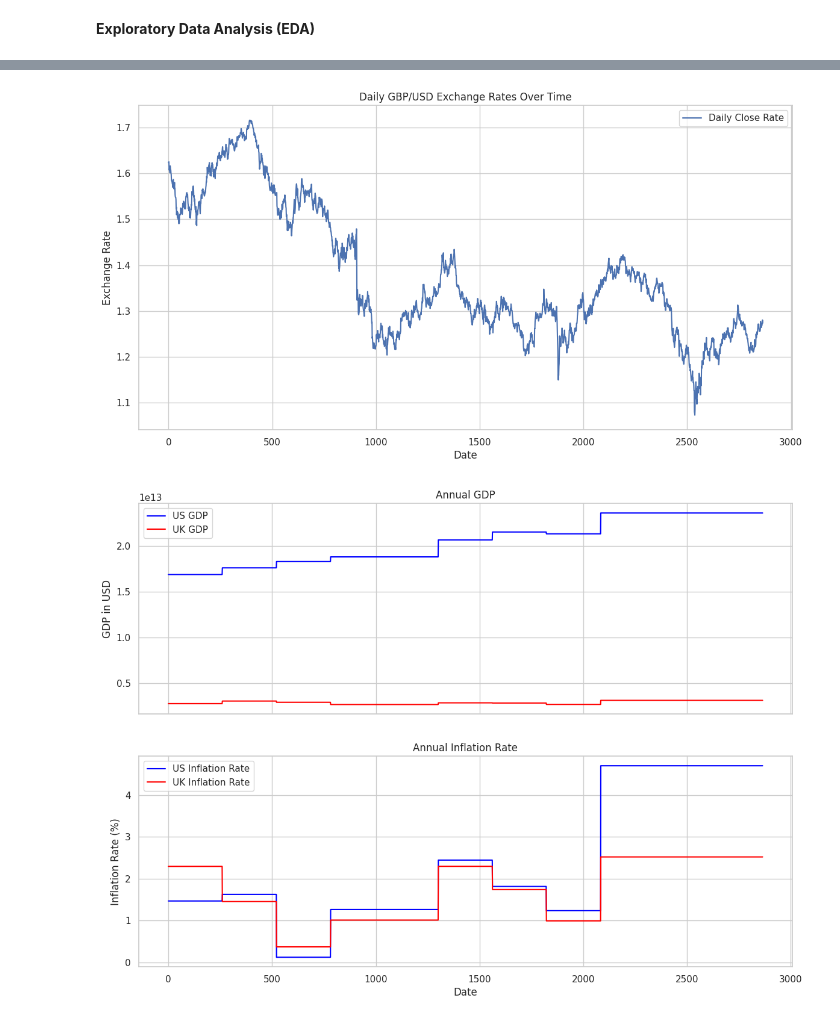
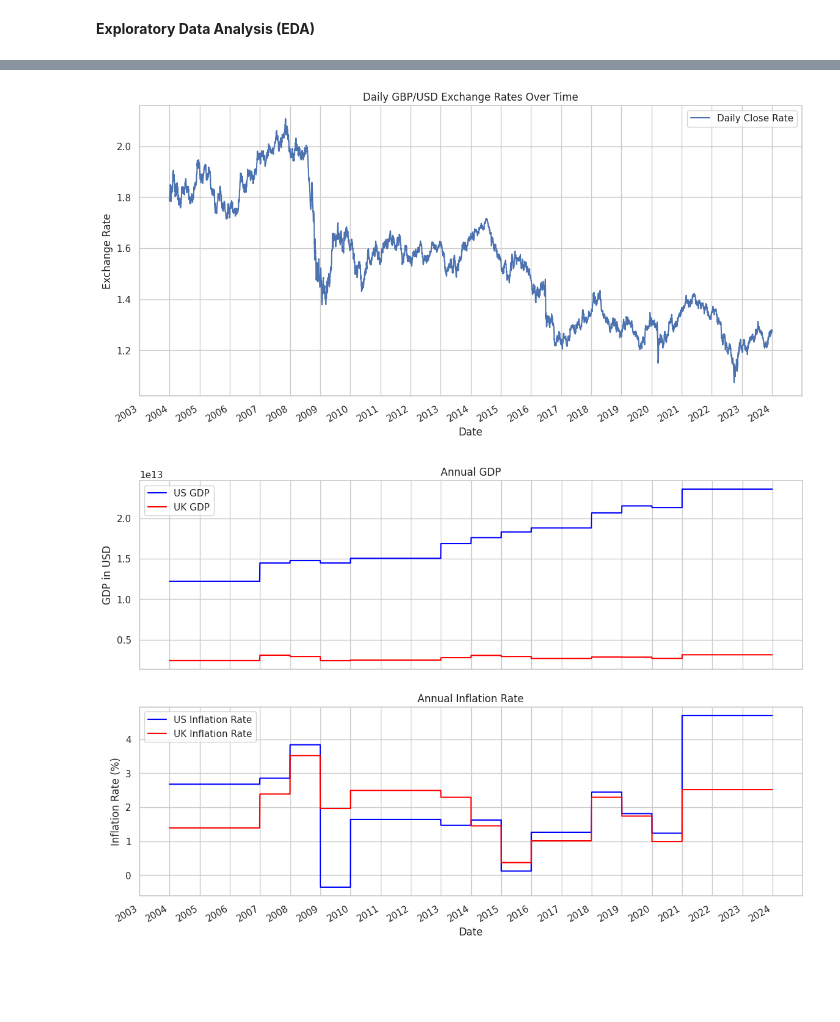
Before and after one commit to FunmilolaAdetuwo/Final-Project, a Jupyter notebook: Advanced_AI_Techniques_for_Predicting_Currency_Exchange_Rates_A_Deep_Learning_Approach.ipynb, the cells around one changed output, grey strips where cells are left out. Saved outputs shown, nothing was run; the diff lists cells and outputs as text; code cells hidden in the pictures; blank space fills up the shorter version.

```diff
--- a/Advanced_AI_Techniques_for_Predicting_Currency_Exchange_Rates_A_Deep_Learning_Approach.ipynb
+++ b/Advanced_AI_Techniques_for_Predicting_Currency_Exchange_Rates_A_Deep_Learning_Approach.ipynb
@@ -40,7 +41,7 @@ The period that will be used for this project will be from 01 January 2013 to 31
 tcker_symb = "GBPUSD=X"
 
 # Setting the data range
-strt_dt = "2013-01-01"
+strt_dt = "2004-01-01"
 ed_dt = "2023-12-31"
 
 # Fetching the data
@@ -81,6 +82,6 @@ The indicators we will be using is the GDP and Inflation rate.
 # %%
 # Setting the date range
-dt_dte = ("2013", "2023")
+dt_dte = ("2004", "2023")
 
 # Getting the GDP and Inflation data for US and UK
 gdp_dt = wb.get_data("NY.GDP.MKTP.CD", country=['GBR', 'USA'], date=dt_dte)
@@ -189,33 +193,44 @@ None
 # Visualizing the dataset trends
 
 # Setting the style
 sns.set(style="whitegrid")
 
 # Plotting the currency exchange rates
 plt.figure(figsize=(14, 7))
 plt.plot(cmbd_dt.index, cmbd_dt['Close_GBPUSD=X'], label='Daily Close Rate')
 plt.title('Daily GBP/USD Exchange Rates Over Time')
 plt.xlabel('Date')
 plt.ylabel('Exchange Rate')
 plt.legend()
+
+# Setting the date format on x-axis
+plt.gca().xaxis.set_major_locator(mdates.YearLocator())
+plt.gca().xaxis.set_major_formatter(mdates.DateFormatter('%Y'))
+plt.gcf().autofmt_xdate()
+
 plt.show()
 
-# Plotting the GDP and Inflation trends
+# Plotting GDP and Inflation trends
 fig, ax = plt.subplots(2, 1, figsize=(14, 10), sharex=True)
 ax[0].plot(cmbd_dt.index, cmbd_dt['GDP_United States'], label='US GDP', color='blue')
 ax[0].plot(cmbd_dt.index, cmbd_dt['GDP_United Kingdom'], label='UK GDP', color='red')
 ax[0].set_title('Annual GDP')
 ax[0].set_ylabel('GDP in USD')
 ax[0].legend()
 
 ax[1].plot(cmbd_dt.index, cmbd_dt['Inflation_United States'], label='US Inflation Rate', color='blue')
 ax[1].plot(cmbd_dt.index, cmbd_dt['Inflation_United Kingdom'], label='UK Inflation Rate', color='red')
 ax[1].set_title('Annual Inflation Rate')
 ax[1].set_ylabel('Inflation Rate (%)')
 ax[1].set_xlabel('Date')
 ax[1].legend()
 
+# Setting the date format on x-axis for the subplot
+ax[1].xaxis.set_major_locator(mdates.YearLocator())
+ax[1].xaxis.set_major_formatter(mdates.DateFormatter('%Y'))
+fig.autofmt_xdate()
+
 plt.show()
 # %% [output]
-[figure, old version]
+[figure, new version]
-[figure, old version]
+[figure, new version]
```
Also changed, not shown: parts of 10 cells of this notebook.
